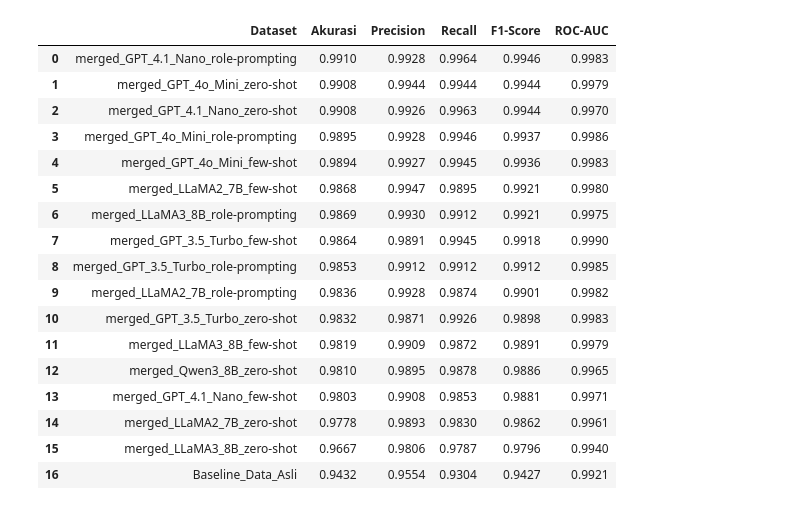
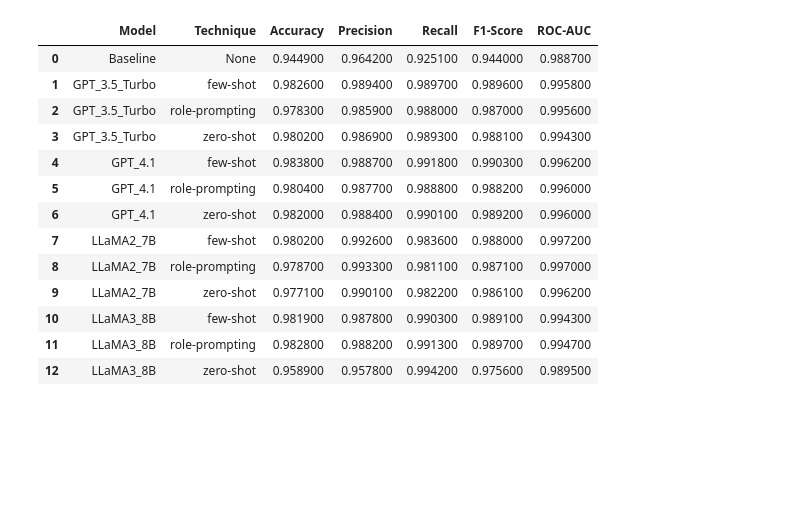
Before and after one commit to farhanhr/llm_generated_dataset, a Jupyter notebook: notebooks/LLM_augmented_notebooks.ipynb, the cells around one changed output. Cells and saved outputs as stored; diff of their text form; code cells hidden in the pictures; blank space fills up the shorter version.

```diff
--- a/notebooks/LLM_augmented_notebooks.ipynb
+++ b/notebooks/LLM_augmented_notebooks.ipynb
@@ -84,11 +140,43 @@ plt.show()
 # %%
-CLASS_DIR = f"../results/classification/{TIMESTAMP_RUN}-classification"
-class_summary_file = os.path.join(CLASS_DIR, "Summary_Classification.csv")
+import glob
+import os
+import pandas as pd
 
-df_class = pd.read_csv(class_summary_file)
+TIMESTAMP_FOLDER = "20260831151426"
 
-df_class_sorted = df_class.sort_values(by=['F1-Score', 'ROC-AUC'], ascending=[False, False]).reset_index(drop=True)
+print("Evaluating Baseline...")
+baseline_df = df.copy()
+results_list = [evaluate_classification(baseline_df, 'Baseline', 'None')]
 
-display(df_class_sorted.style.highlight_max(subset=['Akurasi', 'Precision', 'Recall', 'F1-Score', 'ROC-AUC'], color='darkgreen', axis=0)
-                       .format("{:.4f}", subset=['Akurasi', 'Precision', 'Recall', 'F1-Score', 'ROC-AUC']))
+synthetic_dir = os.path.join(root_dir, "data", "augmented", TIMESTAMP_FOLDER, "synthetic")
+
+if not os.path.exists(synthetic_dir):
+    print(f"Error: Directory not found -> {synthetic_dir}")
+else:
+    synthetic_files = glob.glob(os.path.join(synthetic_dir, "synthetic_*.csv"))
+    print(f"Found {len(synthetic_files)} scenarios in {TIMESTAMP_FOLDER}. Starting evaluation...")
+
+    for file_path in synthetic_files:
+        file_name = os.path.basename(file_path).replace("synthetic_", "").replace(".csv", "")
+        parts = file_name.split("_")
+        technique = parts[-1]
+        model_name = "_".join(parts[:-1])
+
+        df_syn = pd.read_csv(file_path)
+
+        if 'Kategori' in df_syn.columns and 'Pesan' in df_syn.columns:
+            df_syn = df_syn[['Kategori', 'Pesan']]
+
+        merged_df = pd.concat([baseline_df, df_syn], ignore_index=True)
+
+        print(f"Processing: {model_name} | {technique}")
+        res = evaluate_classification(merged_df, model_name, technique)
+        results_list.append(res)
+
+df_results = pd.DataFrame(results_list)
+
+cols = ['Model', 'Technique', 'Accuracy', 'Precision', 'Recall', 'F1-Score', 'ROC-AUC']
+df_results = df_results[cols]
+
+display(df_results.round(4).style.background_gradient(subset=['F1-Score', 'Recall', 'ROC-AUC'], cmap='Blues'))
 # %% [output]
@@ -95,19 +197,15 @@ display(df_class_sorted.style.highlight_max(subset=['Akurasi', 'Precision', 'Rec
-|  | Dataset | Akurasi | Precision | Recall | F1-Score | ROC-AUC |
-| 0 | merged_GPT_4.1_Nano_role-prompting | 0.9910 | 0.9928 | 0.9964 | 0.9946 | 0.9983 |
-| 1 | merged_GPT_4o_Mini_zero-shot | 0.9908 | 0.9944 | 0.9944 | 0.9944 | 0.9979 |
-| 2 | merged_GPT_4.1_Nano_zero-shot | 0.9908 | 0.9926 | 0.9963 | 0.9944 | 0.9970 |
-| 3 | merged_GPT_4o_Mini_role-prompting | 0.9895 | 0.9928 | 0.9946 | 0.9937 | 0.9986 |
-| 4 | merged_GPT_4o_Mini_few-shot | 0.9894 | 0.9927 | 0.9945 | 0.9936 | 0.9983 |
-| 5 | merged_LLaMA2_7B_few-shot | 0.9868 | 0.9947 | 0.9895 | 0.9921 | 0.9980 |
-| 6 | merged_LLaMA3_8B_role-prompting | 0.9869 | 0.9930 | 0.9912 | 0.9921 | 0.9975 |
-| 7 | merged_GPT_3.5_Turbo_few-shot | 0.9864 | 0.9891 | 0.9945 | 0.9918 | 0.9990 |
-| 8 | merged_GPT_3.5_Turbo_role-prompting | 0.9853 | 0.9912 | 0.9912 | 0.9912 | 0.9985 |
-| 9 | merged_LLaMA2_7B_role-prompting | 0.9836 | 0.9928 | 0.9874 | 0.9901 | 0.9982 |
-| 10 | merged_GPT_3.5_Turbo_zero-shot | 0.9832 | 0.9871 | 0.9926 | 0.9898 | 0.9983 |
-| 11 | merged_LLaMA3_8B_few-shot | 0.9819 | 0.9909 | 0.9872 | 0.9891 | 0.9979 |
-| 12 | merged_Qwen3_8B_zero-shot | 0.9810 | 0.9895 | 0.9878 | 0.9886 | 0.9965 |
-| 13 | merged_GPT_4.1_Nano_few-shot | 0.9803 | 0.9908 | 0.9853 | 0.9881 | 0.9971 |
-| 14 | merged_LLaMA2_7B_zero-shot | 0.9778 | 0.9893 | 0.9830 | 0.9862 | 0.9961 |
-| 15 | merged_LLaMA3_8B_zero-shot | 0.9667 | 0.9806 | 0.9787 | 0.9796 | 0.9940 |
-| 16 | Baseline_Data_Asli | 0.9432 | 0.9554 | 0.9304 | 0.9427 | 0.9921 |
+|  | Model | Technique | Accuracy | Precision | Recall | F1-Score | ROC-AUC |
+| 0 | Baseline | None | 0.944900 | 0.964200 | 0.925100 | 0.944000 | 0.988700 |
+| 1 | GPT_3.5_Turbo | few-shot | 0.982600 | 0.989400 | 0.989700 | 0.989600 | 0.995800 |
+| 2 | GPT_3.5_Turbo | role-prompting | 0.978300 | 0.985900 | 0.988000 | 0.987000 | 0.995600 |
+| 3 | GPT_3.5_Turbo | zero-shot | 0.980200 | 0.986900 | 0.989300 | 0.988100 | 0.994300 |
+| 4 | GPT_4.1 | few-shot | 0.983800 | 0.988700 | 0.991800 | 0.990300 | 0.996200 |
+| 5 | GPT_4.1 | role-prompting | 0.980400 | 0.987700 | 0.988800 | 0.988200 | 0.996000 |
+| 6 | GPT_4.1 | zero-shot | 0.982000 | 0.988400 | 0.990100 | 0.989200 | 0.996000 |
+| 7 | LLaMA2_7B | few-shot | 0.980200 | 0.992600 | 0.983600 | 0.988000 | 0.997200 |
+| 8 | LLaMA2_7B | role-prompting | 0.978700 | 0.993300 | 0.981100 | 0.987100 | 0.997000 |
+| 9 | LLaMA2_7B | zero-shot | 0.977100 | 0.990100 | 0.982200 | 0.986100 | 0.996200 |
+| 10 | LLaMA3_8B | few-shot | 0.981900 | 0.987800 | 0.990300 | 0.989100 | 0.994300 |
+| 11 | LLaMA3_8B | role-prompting | 0.982800 | 0.988200 | 0.991300 | 0.989700 | 0.994700 |
+| 12 | LLaMA3_8B | zero-shot | 0.958900 | 0.957800 | 0.994200 | 0.975600 | 0.989500 |
 # %%
```
Also changed, not shown: parts of 8 cells of this notebook, 6 other files.
